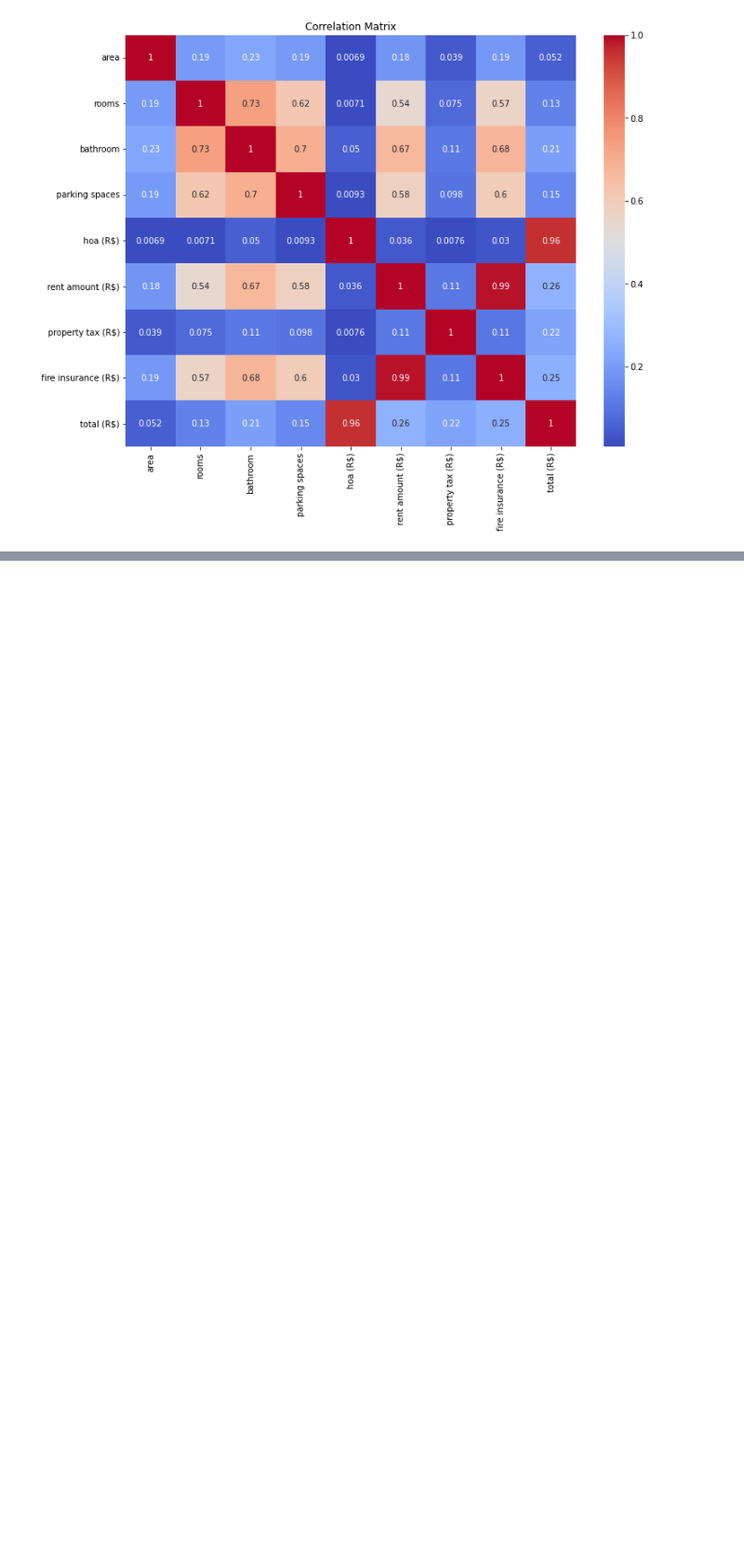
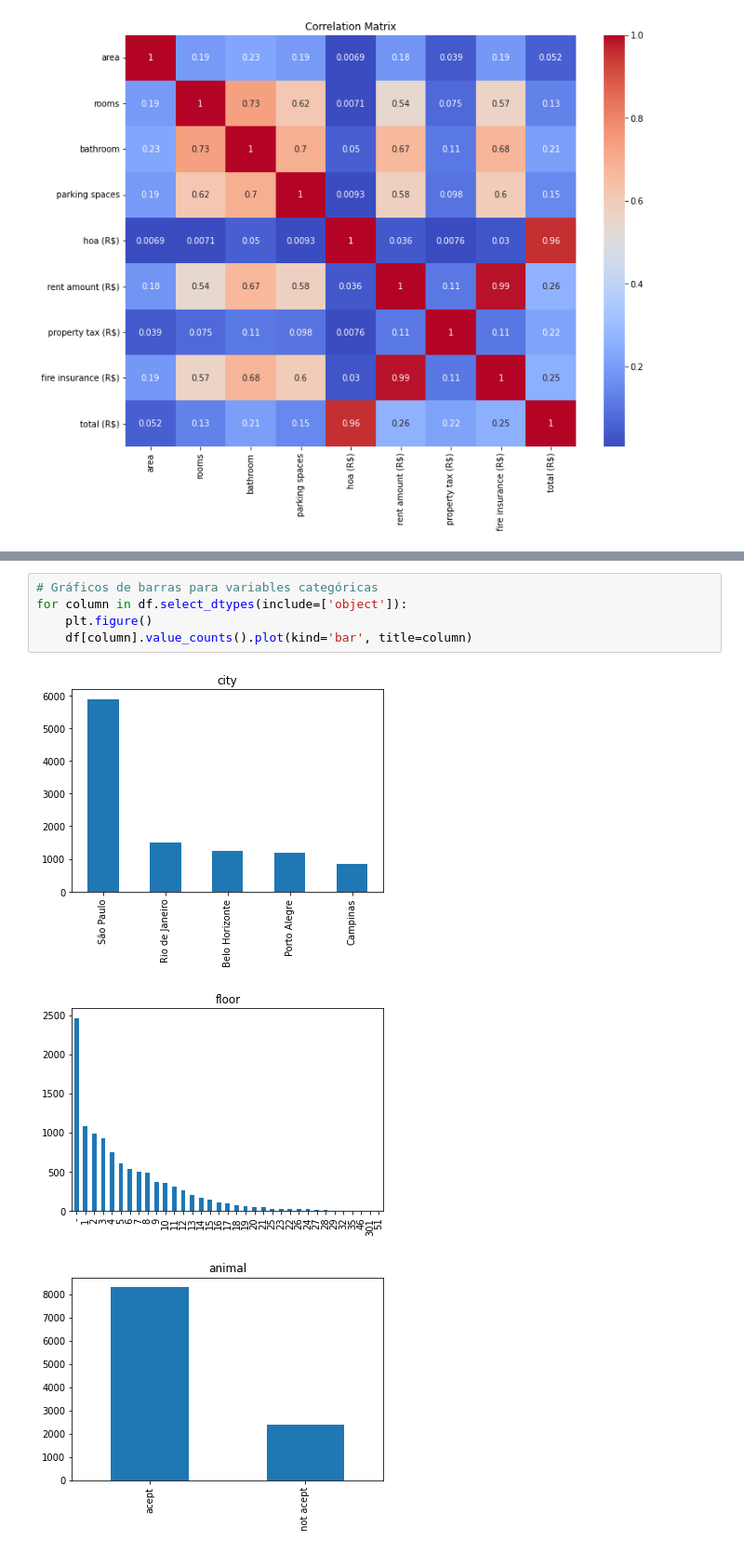
Before and after one commit to aleg001/Lab8-DS, a Jupyter notebook: Lab8.ipynb, the cells around one changed output, grey strips where cells are left out. Shown at 93% size. Saved outputs shown, nothing was run; the diff lists cells and outputs as text; blank space fills up the shorter version.

```diff
--- a/Lab8.ipynb
+++ b/Lab8.ipynb
@@ -75,0 +109,9 @@ plt.show()
+# %%
+# Gráficos de barras para variables categóricas
+for column in df.select_dtypes(include=['object']):
+    plt.figure()
+    df[column].value_counts().plot(kind='bar', title=column)
+# %% [output]
+[figure, added]
+[figure, added]
+[figure, added]
```
Also changed, not shown: parts of 6 cells of this notebook.
